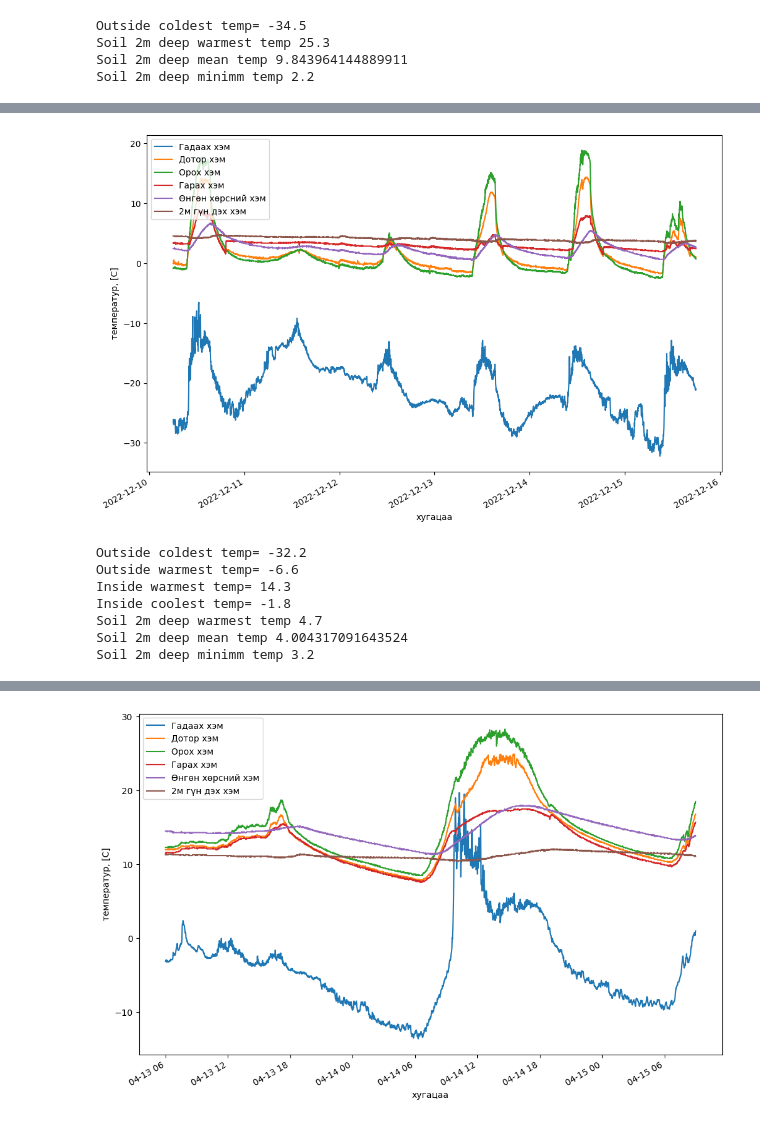
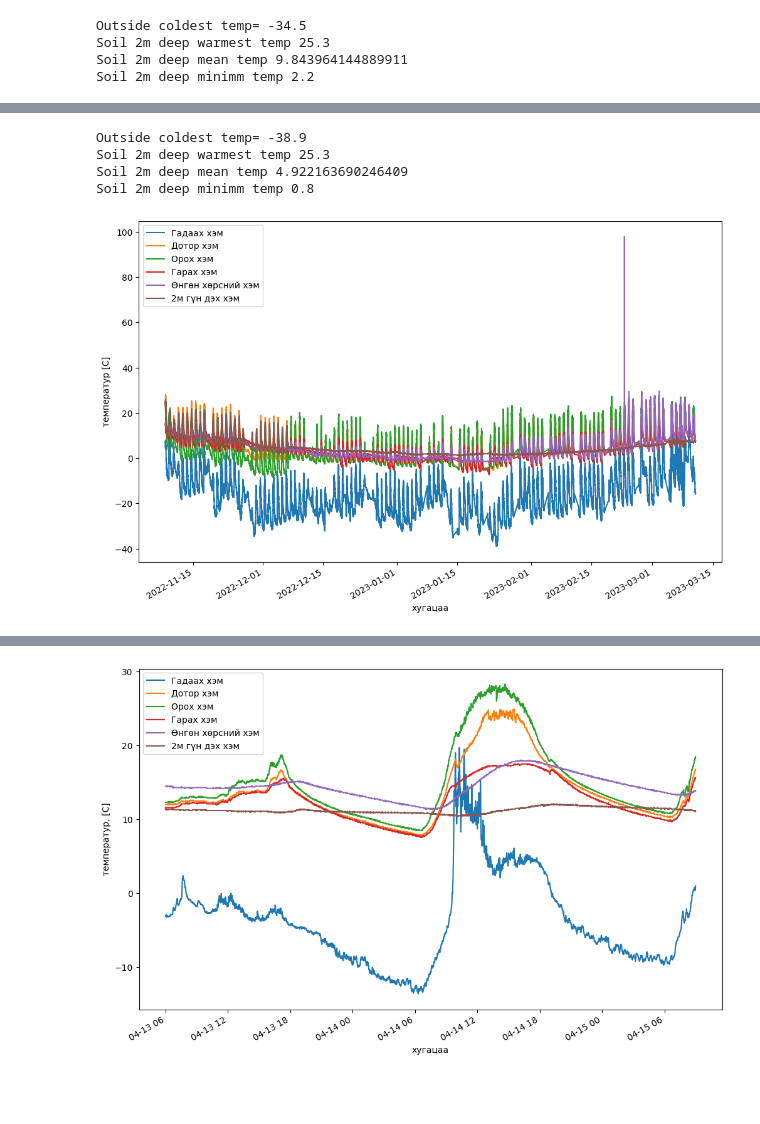
Before and after one commit to Generjet/Yargait-greenhouse, a Jupyter notebook: hotAir.ipynb, the cells around one changed output, grey strips where cells are left out. Cells and saved outputs as stored; diff of their text form; code cells hidden in the pictures; blank space fills up the shorter version.

```diff
--- a/hotAir.ipynb
+++ b/hotAir.ipynb
@@ -327,33 +266,26 @@ dtype: float64
 # %%
-# ХӨРСНИЙ ДУЛААН шавхалт DISCHARGING SOIL HEAT STORAGE
+data = allPeriod.query("MeasureTime <= '2023-03-15 12:00:00' and MeasureTime >= '2022-11-08 12:00:00'")
+# Only soil-deep and outside temperature
+# data = data[['T-outside', 'T-soil-deep']]
+# data.plot(figsize=(12,8))
+# plt.legend(('Гадаах хэм','2м гүний хэм'))
 
-dec6Jan = pd.read_csv("data/Yargait-20221206-20230101.csv")
-dec6Jan["MeasureTime"] = pd.to_datetime(dec6Jan["MeasureTime"], format="%m/%d/%Y %H:%M")
-dec6Jan = dec6Jan.set_index('MeasureTime')
+# all
+data = data[[ 'T-outside', 'T-inside', 'T_fan_input', 'Front_fan_pipe','T-soil-surface', 'T-soil-deep']]
+data.plot(figsize=(12,8))
+plt.legend(('Гадаах хэм','Дотор хэм','Орох хэм','Гарах хэм','Өнгөн хөрсний хэм','2м гүн дэх хэм'),loc="upper left")
 
-dec6Jan = dec6Jan.query("MeasureTime <= '2022-12-15 18:00:00' and MeasureTime >= '2022-12-10 06:00:00'")
-
-# Early December data, боломжийн дулаан хөрстэй, маш хүйтэн өдөр
-# dec6Jan = dec6Jan.query("MeasureTime <= '2022-12-15 12:00:00' and MeasureTime >= '2022-11-28 12:00:00'")
-data = dec6Jan[[ 'T-outside', 'T-inside', 'T_fan_input', 'Front_fan_pipe','T-soil-surface', 'T-soil-deep']]
-data.plot(figsize=(12,8))
-plt.xlabel('хугацаа')
-plt.ylabel('температур, [C]')
-plt.legend(('Гадаах хэм','Дотор хэм','Орох хэм','Гарах хэм','Өнгөн хөрсний хэм','2м гүн дэх хэм'),loc="upper left")
-plt.show()
 print("Outside coldest temp=", data['T-outside'].min())
-print("Outside warmest temp=", data['T-outside'].max())
-print("Inside warmest temp=", data['T-inside'].max())
-print("Inside coolest temp=", data['T-inside'].min())
 print("Soil 2m deep warmest temp", data['T-soil-deep'].max())
 print("Soil 2m deep mean temp", data['T-soil-deep'].mean())
 print("Soil 2m deep minimm temp", data['T-soil-deep'].min())
+
+plt.xlabel('хугацаа')
+plt.ylabel('температур [C]')
+plt.show()
 # %% [output]
+Outside coldest temp= -38.9
+Soil 2m deep warmest temp 25.3
+Soil 2m deep mean temp 4.922163690246409
+Soil 2m deep minimm temp 0.8
-[figure, old version]
+[figure, new version]
-Outside coldest temp= -32.2
-Outside warmest temp= -6.6
-Inside warmest temp= 14.3
-Inside coolest temp= -1.8
-Soil 2m deep warmest temp 4.7
-Soil 2m deep mean temp 4.004317091643524
-Soil 2m deep minimm temp 3.2
```
Also changed, not shown: parts of 22 cells of this notebook, 3 other files.
